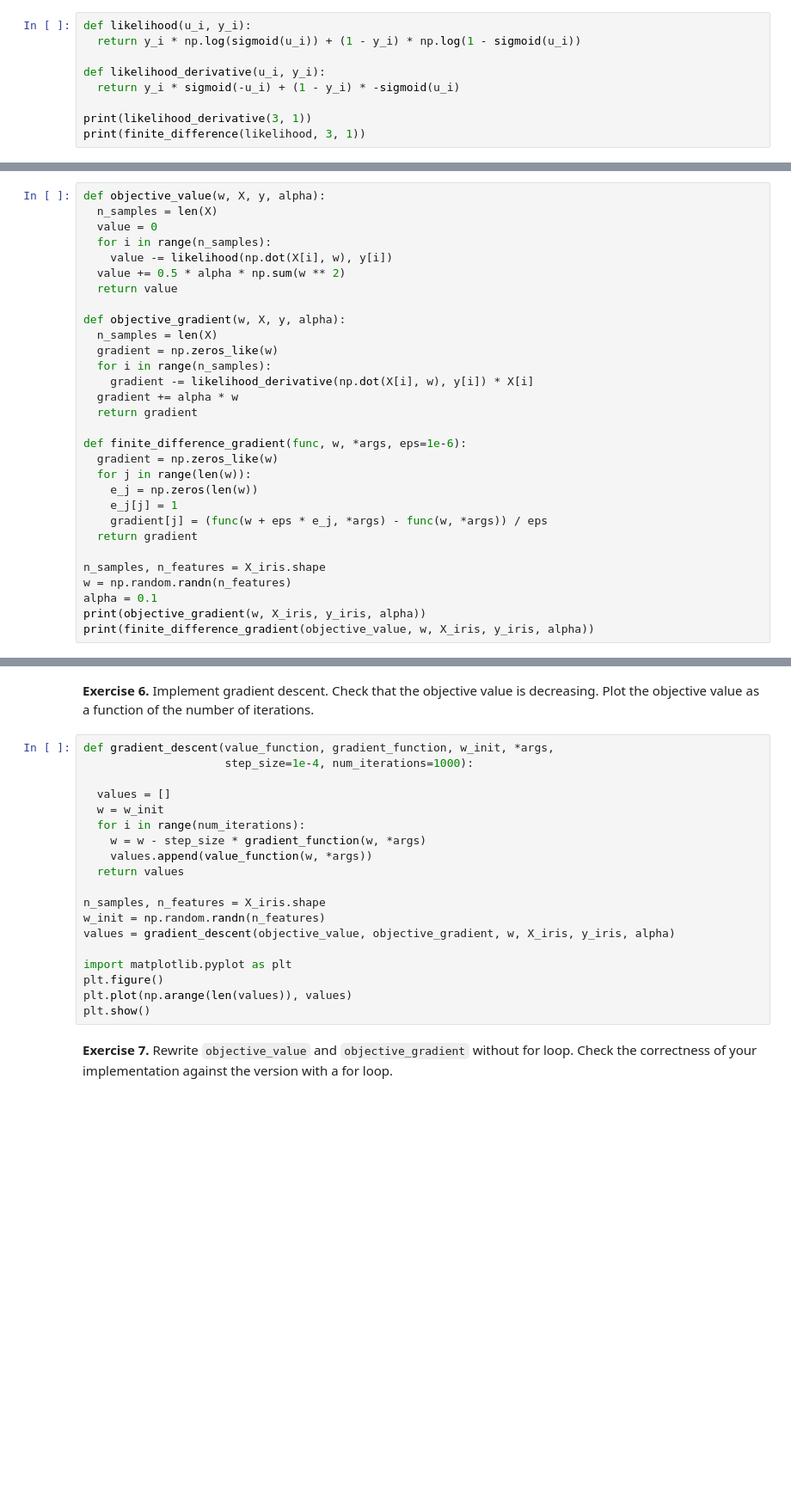
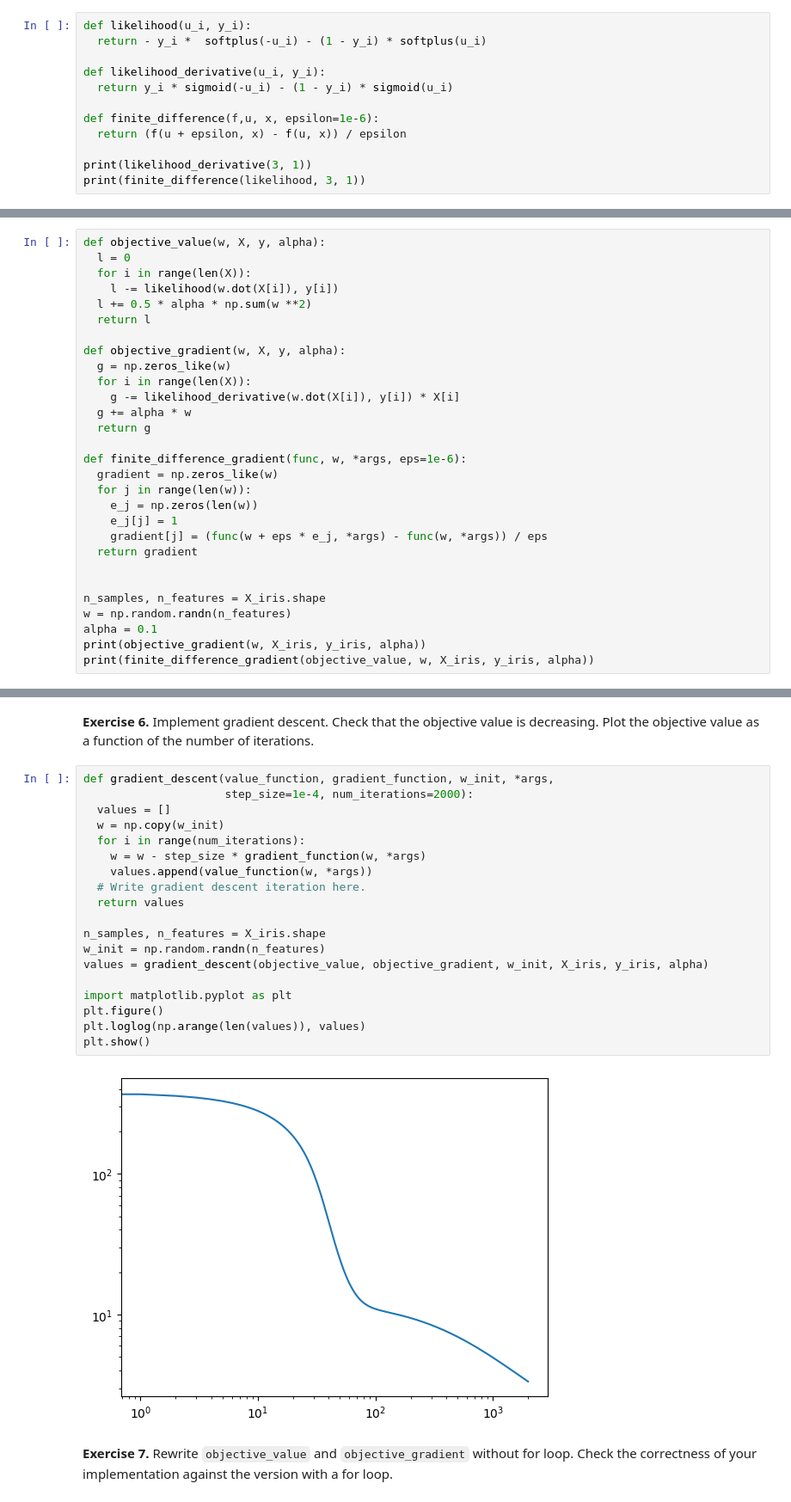
Before and after one commit to data-psl/lectures2023, a Jupyter notebook: notebooks/03_optimization_corrected.ipynb, the cells around one changed output, grey strips where cells are left out. Shown at 86% size. Cells and saved outputs as stored; diff of their text form; blank space fills up the shorter version.

```diff
--- a/notebooks/03_optimization_corrected.ipynb
+++ b/notebooks/03_optimization_corrected.ipynb
@@ -140,10 +143,13 @@ $$
 make a function that computes the derivative of $\text{likelihood}(u_i, y_i)$ with respect to $u_i$. Check the result by finite difference. Be careful of signs!
 # %%
 def likelihood(u_i, y_i):
-  return y_i * np.log(sigmoid(u_i)) + (1 - y_i) * np.log(1 - sigmoid(u_i))
+  return - y_i *  softplus(-u_i) - (1 - y_i) * softplus(u_i)
 
 def likelihood_derivative(u_i, y_i):
-  return y_i * sigmoid(-u_i) + (1 - y_i) * -sigmoid(u_i)
+  return y_i * sigmoid(-u_i) - (1 - y_i) * sigmoid(u_i)
+
+def finite_difference(f,u, x, epsilon=1e-6):
+  return (f(u + epsilon, x) - f(u, x)) / epsilon
 
 print(likelihood_derivative(3, 1))
 print(finite_difference(likelihood, 3, 1))
@@ -156,20 +165,18 @@ $$
 and another function that computes its gradient. Reuse `likelihood(u_i, y_i)` and `likelihood_derivative(u_i, y_i)` (you can use a for loop). Check that the gradient is correct using finite differences.
 # %%
 def objective_value(w, X, y, alpha):
-  n_samples = len(X)
-  value = 0
-  for i in range(n_samples):
-    value -= likelihood(np.dot(X[i], w), y[i])
-  value += 0.5 * alpha * np.sum(w ** 2)
-  return value
+  l = 0
+  for i in range(len(X)):
+    l -= likelihood(w.dot(X[i]), y[i])
+  l += 0.5 * alpha * np.sum(w **2)
+  return l
 
 def objective_gradient(w, X, y, alpha):
-  n_samples = len(X)
-  gradient = np.zeros_like(w)
-  for i in range(n_samples):
-    gradient -= likelihood_derivative(np.dot(X[i], w), y[i]) * X[i]
-  gradient += alpha * w
-  return gradient
+  g = np.zeros_like(w)
+  for i in range(len(X)):
+    g -= likelihood_derivative(w.dot(X[i]), y[i]) * X[i]
+  g += alpha * w
+  return g
 
 def finite_difference_gradient(func, w, *args, eps=1e-6):
   gradient = np.zeros_like(w)
@@ -179,6 +186,7 @@ def finite_difference_gradient(func, w, *args, eps=1e-6):
     gradient[j] = (func(w + eps * e_j, *args) - func(w, *args)) / eps
   return gradient
 
+
 n_samples, n_features = X_iris.shape
 w = np.random.randn(n_features)
 alpha = 0.1
@@ -188,23 +199,25 @@ print(finite_difference_gradient(objective_value, w, X_iris, y_iris, alpha))
 **Exercise 6.** Implement gradient descent. Check that the objective value is decreasing. Plot the objective value as a function of the number of iterations.
 # %%
 def gradient_descent(value_function, gradient_function, w_init, *args,
-                     step_size=1e-4, num_iterations=1000):
-
+                     step_size=1e-4, num_iterations=2000):
   values = []
-  w = w_init
+  w = np.copy(w_init)
   for i in range(num_iterations):
     w = w - step_size * gradient_function(w, *args)
     values.append(value_function(w, *args))
+  # Write gradient descent iteration here.
   return values
 
 n_samples, n_features = X_iris.shape
 w_init = np.random.randn(n_features)
-values = gradient_descent(objective_value, objective_gradient, w, X_iris, y_iris, alpha)
+values = gradient_descent(objective_value, objective_gradient, w_init, X_iris, y_iris, alpha)
 
 import matplotlib.pyplot as plt
 plt.figure()
-plt.plot(np.arange(len(values)), values)
+plt.loglog(np.arange(len(values)), values)
 plt.show()
+# %% [output]
+[figure, added]
 # %% [markdown]
 **Exercise 7.** Rewrite `objective_value` and `objective_gradient` without for loop. Check the correctness of your implementation against the version with a for loop.
 # %%
```
Also changed, not shown: parts of 17 cells of this notebook.
